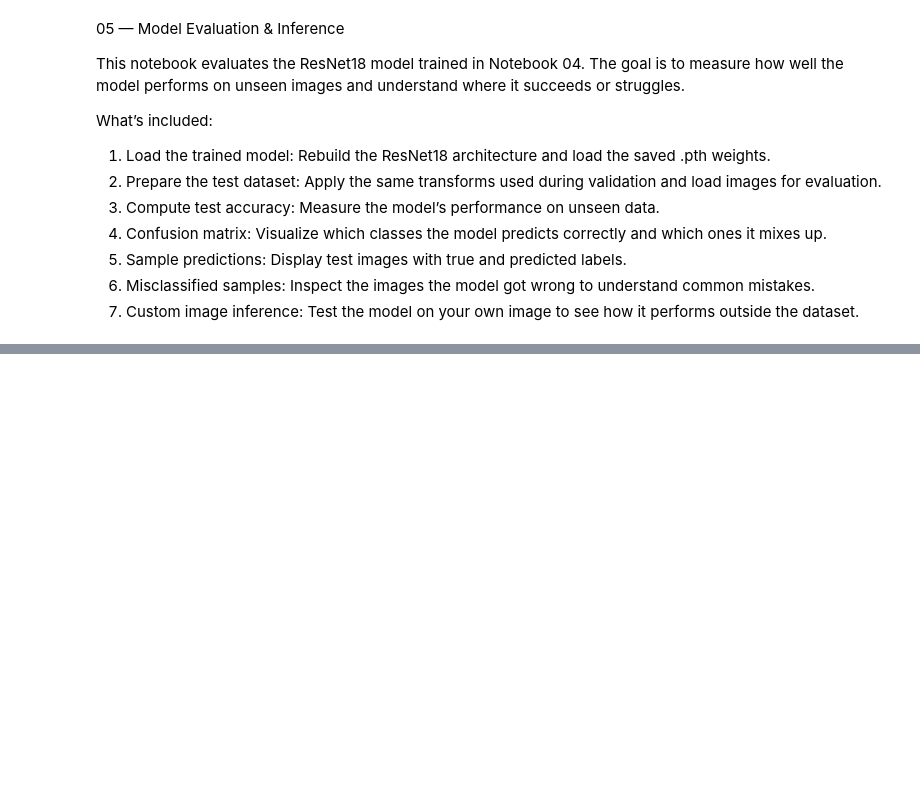
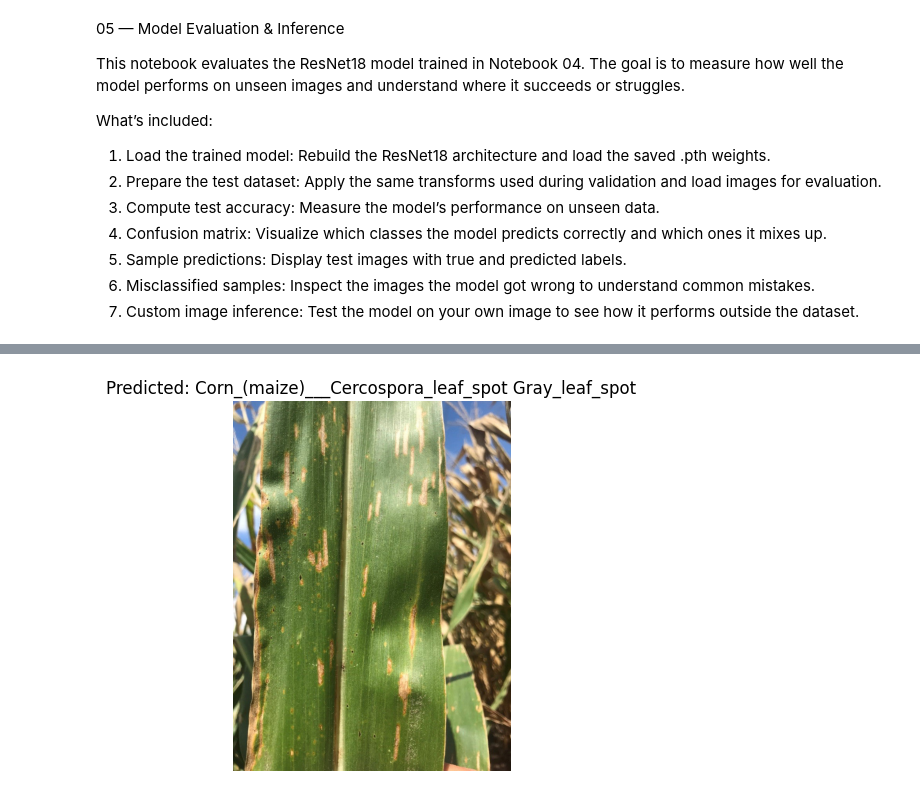
Before and after one commit to ayeshaq27/plantDiseaseDetection, a Jupyter notebook: notebooks/05_Model_Evaluation.ipynb, the cells around one changed output, grey strips where cells are left out. Cells and saved outputs as stored; diff of their text form; code cells hidden in the pictures; blank space fills up the shorter version.

Commit message:
final eval, tested with random pic

```diff
--- a/notebooks/05_Model_Evaluation.ipynb
+++ b/notebooks/05_Model_Evaluation.ipynb
@@ -148,0 +236,23 @@ show_preds(model, test_dataset, num_imgs=6)
+# %%
+#custom image
+
+def predict_img(model, img_path, transform=test_transforms):
+  model.eval()
+  img = Image.open(img_path).convert("RGB")
+  img_tensor = transform(img).unsqueeze(0).to(device)
+
+  with torch.no_grad():
+    output = model(img_tensor)
+    _,pred = torch.max(output,1)
+
+  predicated_class = test_dataset.classes[pred.item()]
+  return img, predicated_class
+
+img, prediction = predict_img(model, "../data/custom_leaf.jpg")
+
+plt.imshow(img)
+plt.title(f"Predicted: {prediction}")
+plt.axis("off")
+plt.show()
+# %% [output]
+[figure, added]
```
Also changed, not shown: parts of 10 cells of this notebook.
